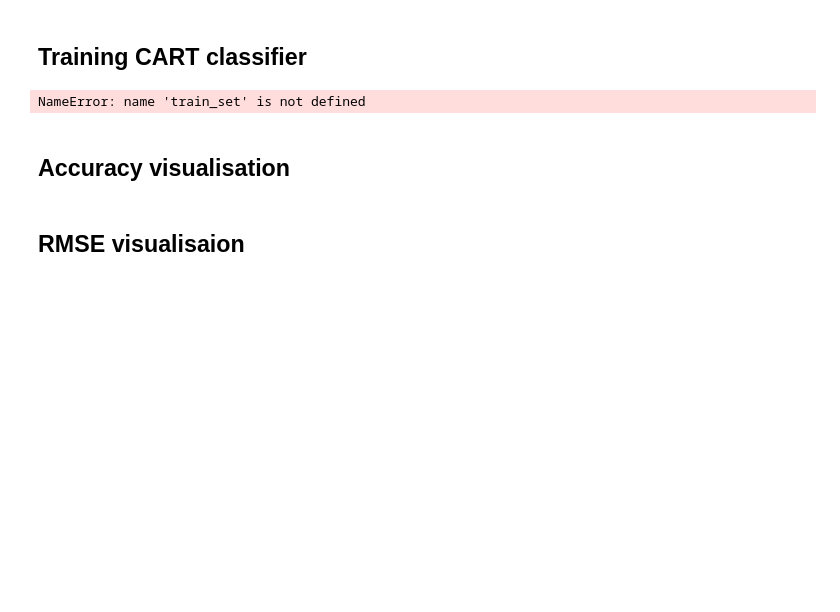
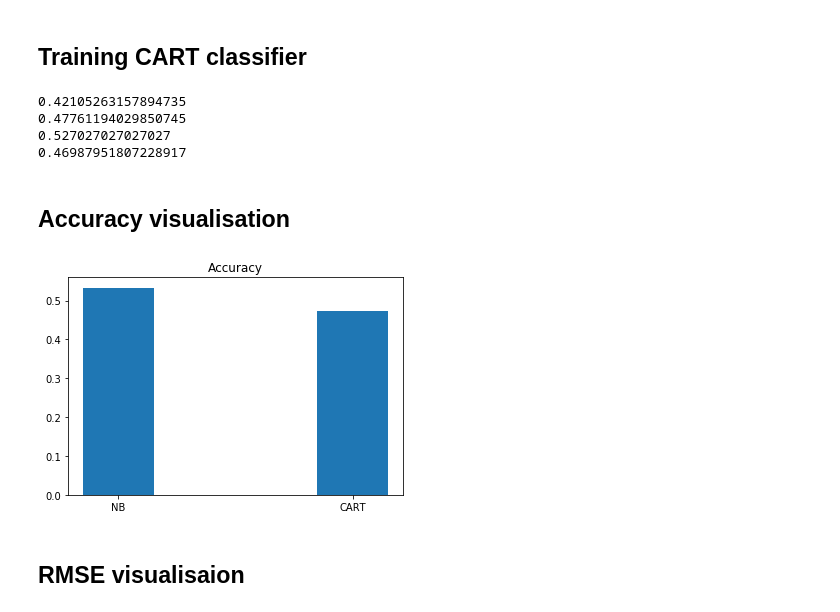
Before and after one commit to Marytem/HW1-datamining, a Jupyter notebook: classification.ipynb, the cells around one changed output. Saved outputs shown, nothing was run; the diff lists cells and outputs as text; code cells hidden in the pictures; blank space fills up the shorter version.

```diff
--- a/classification.ipynb
+++ b/classification.ipynb
@@ -2,10 +2,11 @@
 ## Splitting the data
 # %%
 import pandas as pd
+import numpy as np
 import matplotlib.pyplot as plt
-from sklearn.metrics import mean_squared_error, precision_recall_fscore_support
+from sklearn.metrics import mean_squared_error, precision_recall_fscore_support, accuracy_score
 
 
-data = pd.read_csv("processed_data.csv")
+data = pd.read_csv("data/matrixied.csv")
 # %%
 data.head(5)
@@ -12,10 +21,10 @@ data.head(5)
 # %%
 from sklearn.model_selection import train_test_split
 
-train_set, test_set = train_test_split(data_numeric, test_size=0.3)
+train_set, test_set = train_test_split(data, test_size=0.3)
 
-train_y = train_set["tag"]
-del train_set["tag"]
+train_y = train_set["label"]
+del train_set["label"]
 
-test_y = test_set["tag"]
-del test_set["tag"]
+test_y = test_set["label"]
+del test_set["label"]
@@ -51,9 +68,17 @@ CART_score = accuracy_score(test_y, CART_pred_test)
 # cart_probas_pred = CART_clf.predict_proba(test_y)
 # CART_precision, CART_recall, CART_threshold = precision_recall_curve(tes_y, cart_probas_pred, pos_label=1)
 
-CART_precision_pos, CART_recall_pos = precision_recall_fscore_support(test_y, CART_pred_test, pos_label=1, average='binary')[:1]
-CART_precision_neg, CART_recall_neg = precision_recall_fscore_support(test_y, CART_pred_test, pos_label=0, average='binary')[:1]
+CART_precision_pos, CART_recall_pos = precision_recall_fscore_support(test_y, CART_pred_test, pos_label=1, average='binary')[:2]
+CART_precision_neg, CART_recall_neg = precision_recall_fscore_support(test_y, CART_pred_test, pos_label=0, average='binary')[:2]
-# %% [output]
-NameError: name 'train_set' is not defined
+# %%
+print(CART_precision_pos)
+print(CART_recall_pos)
+print(CART_precision_neg)
+print(CART_recall_neg)
+# %% [output]
+0.42105263157894735
+0.47761194029850745
+0.527027027027027
+0.46987951807228917
 # %% [markdown]
 ## Accuracy visualisation
@@ -60,2 +87,11 @@ NameError: name 'train_set' is not defined
+# %%
+x = np.arange(2)
+fig, ax = plt.subplots()
+plt.bar(x, [NB_score,CART_score], width=0.3)
+plt.xticks(x, ('NB', 'CART'))
+plt.title("Accuracy")
+plt.show()
+# %% [output]
+[figure, added]
 # %% [markdown]
 ## RMSE visualisaion
```
Also changed, not shown: parts of 7 cells of this notebook, 2 other files.
